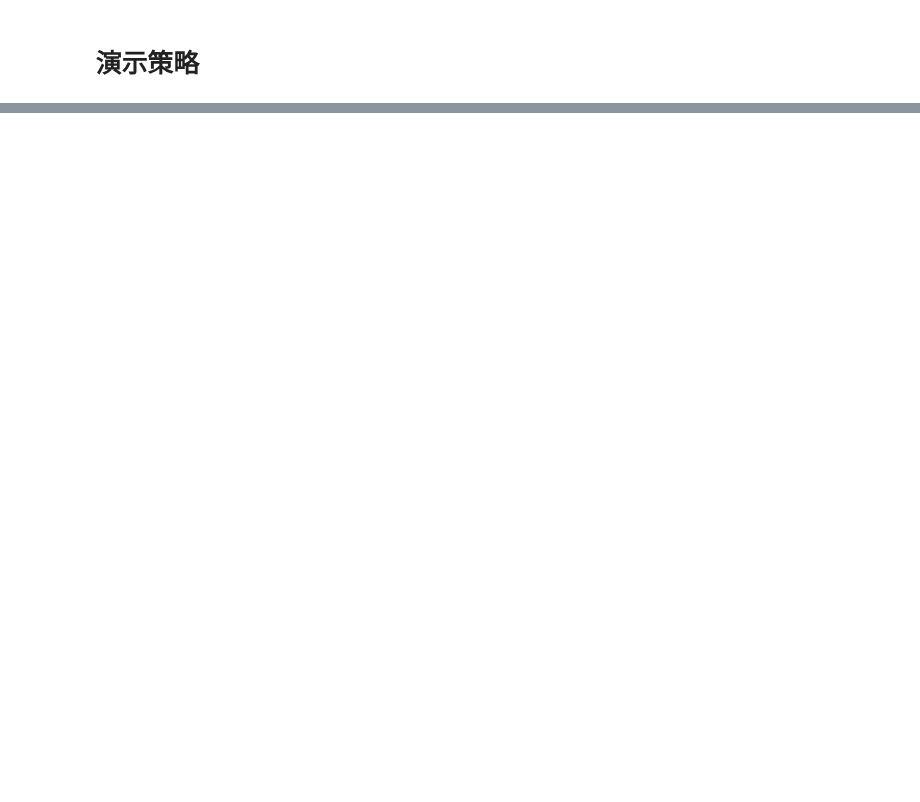
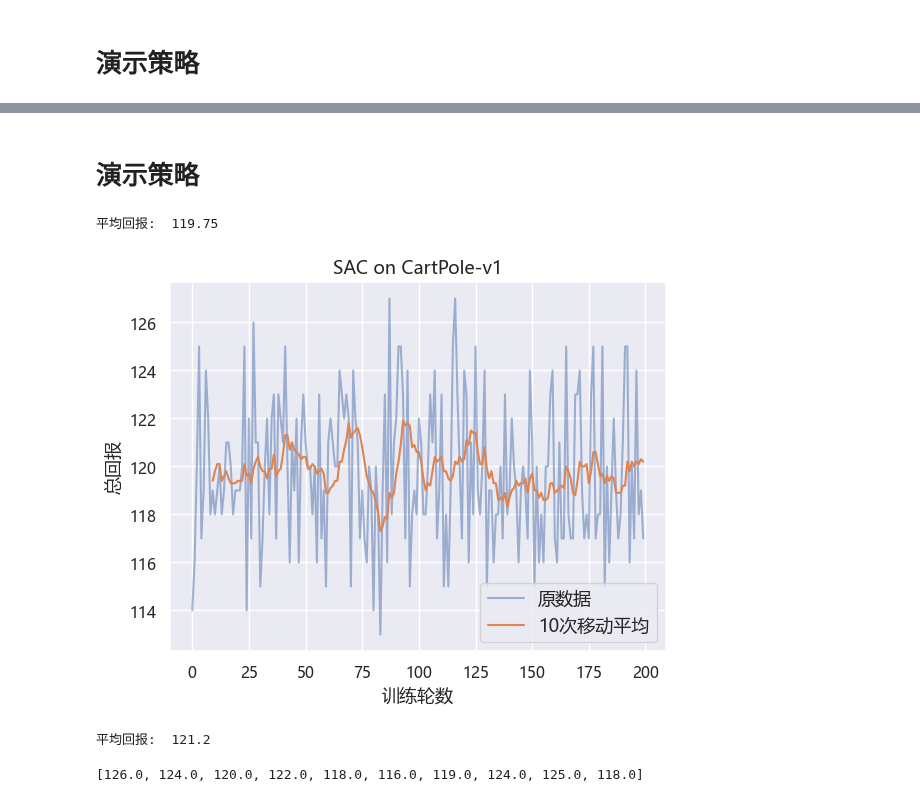
Before and after one commit to Aegis1863/ML_practice, a Jupyter notebook: 强化学习笔记/14_SAC.ipynb, the cells around one changed output, grey strips where cells are left out. Saved outputs shown, nothing was run; the diff lists cells and outputs as text; code cells hidden in the pictures; blank space fills up the shorter version.

```diff
--- a/强化学习笔记/14_SAC.ipynb
+++ b/强化学习笔记/14_SAC.ipynb
@@ -241,0 +514,12 @@ view_list = rl_utils.show_gym_policy(env_name, agent, 'human', epochs=10, model_
+# %% [markdown]
+# 演示策略
+# %%
+test_list = rl_utils.show_gym_policy(env_name, agent, 'rgb_array', epochs=200, model_type='AC', if_return=True)
+# %% [output]
+平均回报:  119.75
+[figure, added]
+# %%
+rl_utils.show_gym_policy(env_name, agent, 'human', epochs=10, model_type='AC')
+# %% [output]
+平均回报:  121.2
+[126.0, 124.0, 120.0, 122.0, 118.0, 116.0, 119.0, 124.0, 125.0, 118.0]
```
Also changed, not shown: parts of 25 cells of this notebook, 9 other files.
